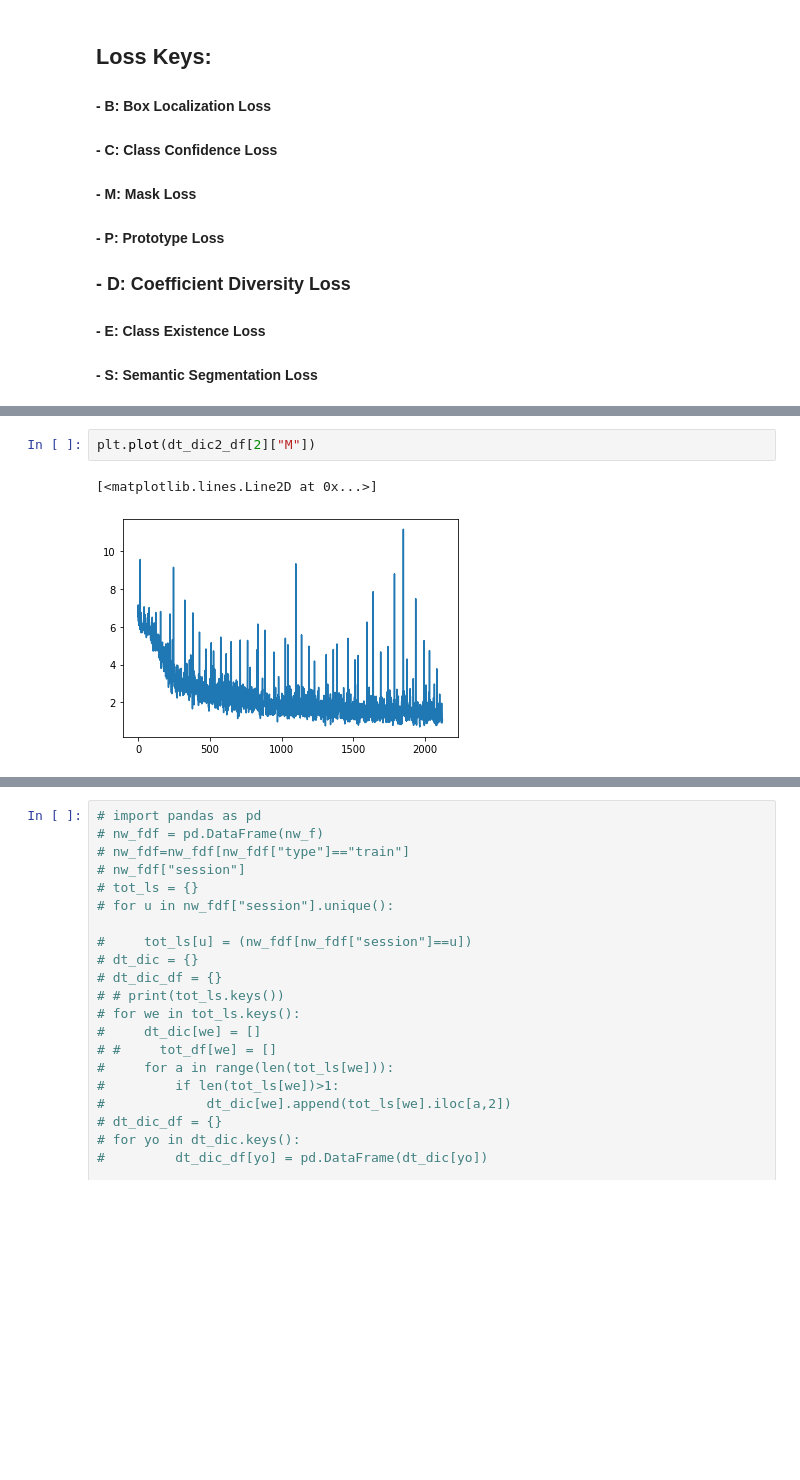
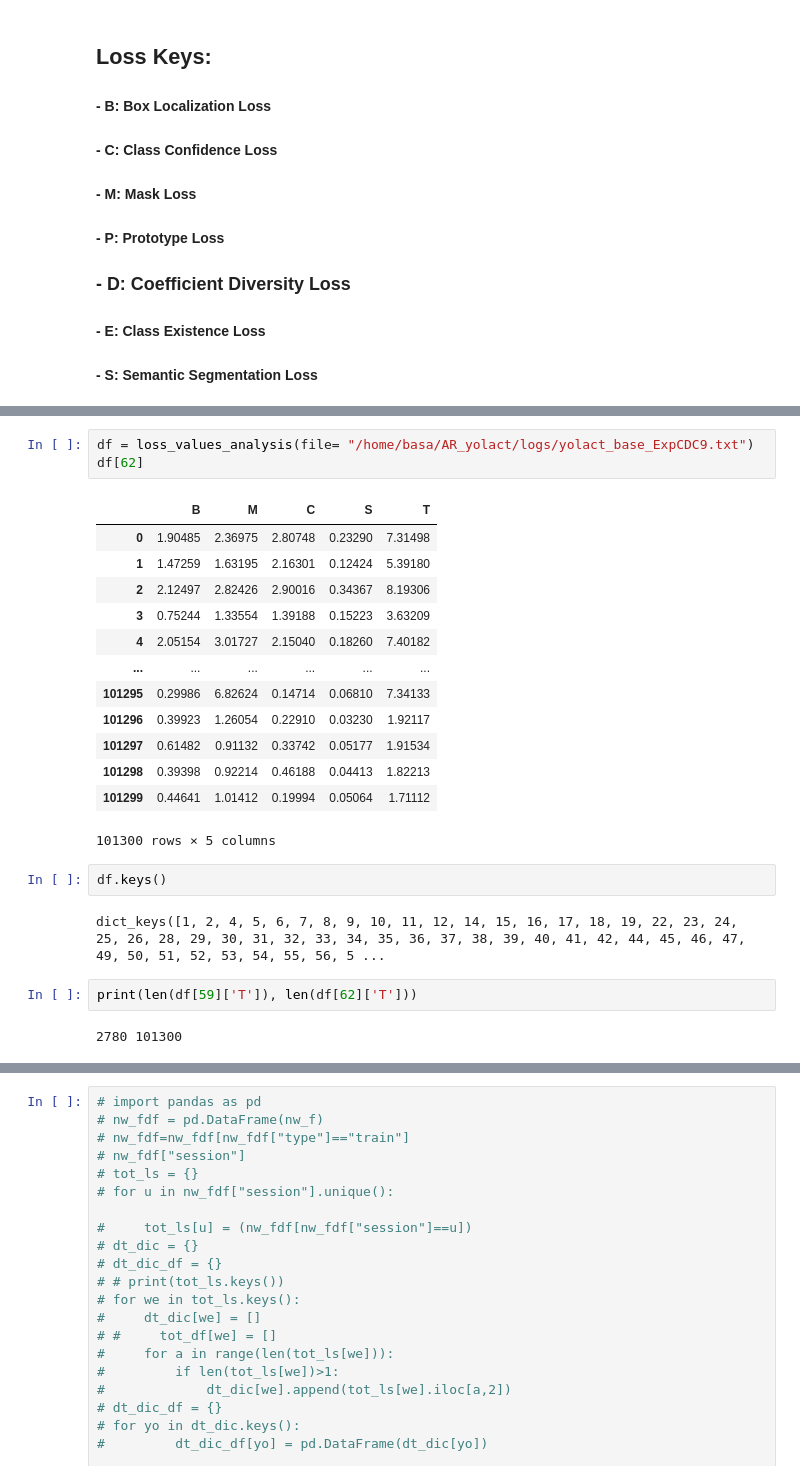
Before and after one commit to kogans1107/AR_yolact, a Jupyter notebook: Loss_Values_data.py.ipynb, the cells around one changed output, grey strips where cells are left out. Drawn from its saved outputs; the diff is of its cells as text; blank space fills up the shorter version.

```diff
--- a/Loss_Values_data.py.ipynb
+++ b/Loss_Values_data.py.ipynb
@@ -147,5 +183,25 @@ plt.plot(dt_dic2_df[2]["B"])
-# %%
-plt.plot(dt_dic2_df[2]["M"])
-# %% [output]
-[<matplotlib.lines.Line2D at 0x...>]
-[figure, removed]
+# %%
+df = loss_values_analysis(file= "/home/basa/AR_yolact/logs/yolact_base_ExpCDC9.txt")
+df[62]
+# %% [output]
+|  | B | M | C | S | T |
+| 0 | 1.90485 | 2.36975 | 2.80748 | 0.23290 | 7.31498 |
+| 1 | 1.47259 | 1.63195 | 2.16301 | 0.12424 | 5.39180 |
+| 2 | 2.12497 | 2.82426 | 2.90016 | 0.34367 | 8.19306 |
+| 3 | 0.75244 | 1.33554 | 1.39188 | 0.15223 | 3.63209 |
+| 4 | 2.05154 | 3.01727 | 2.15040 | 0.18260 | 7.40182 |
+| ... | ... | ... | ... | ... | ... |
+| 101295 | 0.29986 | 6.82624 | 0.14714 | 0.06810 | 7.34133 |
+| 101296 | 0.39923 | 1.26054 | 0.22910 | 0.03230 | 1.92117 |
+| 101297 | 0.61482 | 0.91132 | 0.33742 | 0.05177 | 1.91534 |
+| 101298 | 0.39398 | 0.92214 | 0.46188 | 0.04413 | 1.82213 |
+| 101299 | 0.44641 | 1.01412 | 0.19994 | 0.05064 | 1.71112 |
+101300 rows × 5 columns
+# %%
+df.keys()
+# %% [output]
+dict_keys([1, 2, 4, 5, 6, 7, 8, 9, 10, 11, 12, 14, 15, 16, 17, 18, 19, 22, 23, 24, 25, 26, 28, 29, 30, 31, 32, 33, 34, 35, 36, 37, 38, 39, 40, 41, 42, 44, 45, 46, 47, 49, 50, 51, 52, 53, 54, 55, 56, 5 ...
+# %%
+print(len(df[59]['T']), len(df[62]['T']))
+# %% [output]
+2780 101300
```
Also changed, not shown: parts of 22 cells of this notebook.
